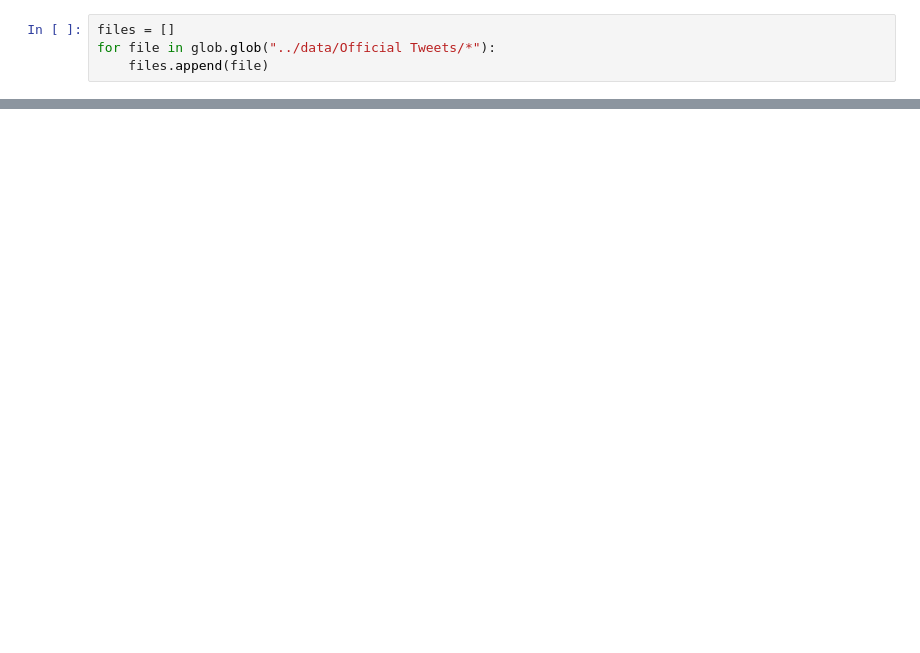
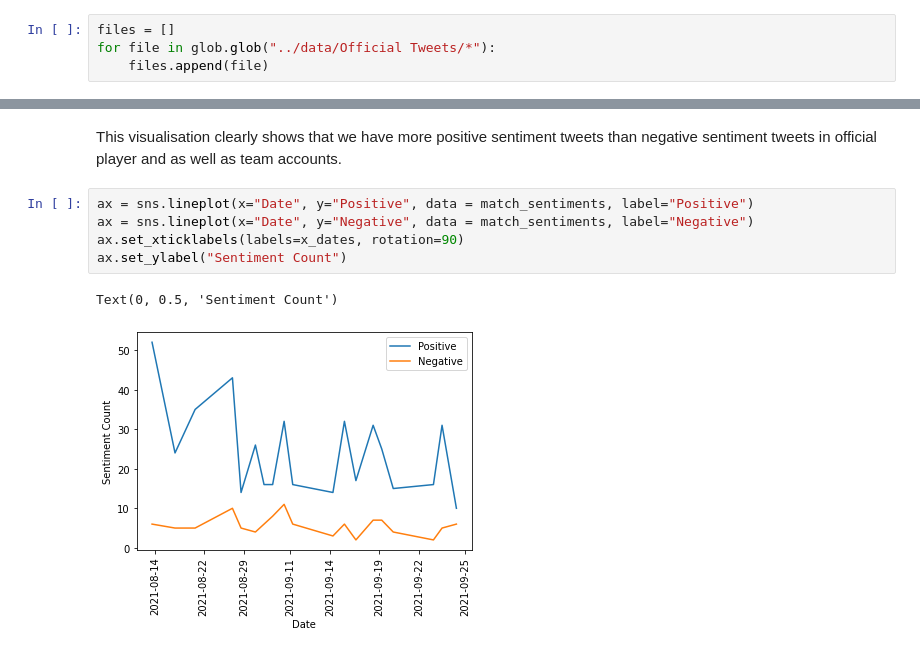
Before and after one commit to anisha1095/SportsSentimentAnalysis, a Jupyter notebook: codebase/SentimenAnalysis.ipynb, the cells around one changed output, grey strips where cells are left out. Drawn from its saved outputs; the diff is of its cells as text; blank space fills up the shorter version.

```diff
--- a/codebase/SentimenAnalysis.ipynb
+++ b/codebase/SentimenAnalysis.ipynb
@@ -116,3 +122,13 @@ ax.set_xticklabels(labels=x_dates, rotation=90, ha='right')
 # %% [output]
 <seaborn.axisgrid.FacetGrid at 0x...>
 [figure]
+# %% [markdown]
+This visualisation clearly shows that we have more positive sentiment tweets than negative sentiment tweets in official player and as well as team accounts.
+# %%
+ax = sns.lineplot(x="Date", y="Positive", data = match_sentiments, label="Positive")
+ax = sns.lineplot(x="Date", y="Negative", data = match_sentiments, label="Negative")
+ax.set_xticklabels(labels=x_dates, rotation=90)
+ax.set_ylabel("Sentiment Count")
+# %% [output]
+Text(0, 0.5, 'Sentiment Count')
+[figure, added]
```
Also changed, not shown: parts of 10 cells of this notebook.
